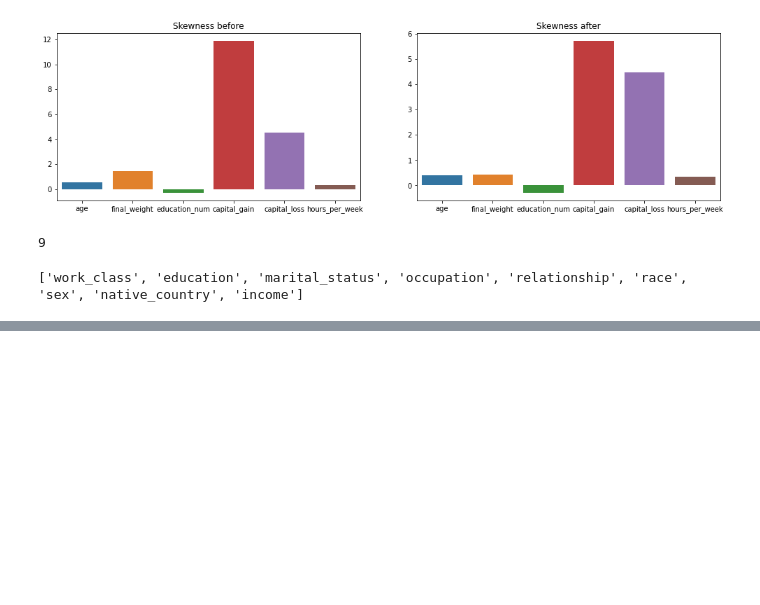
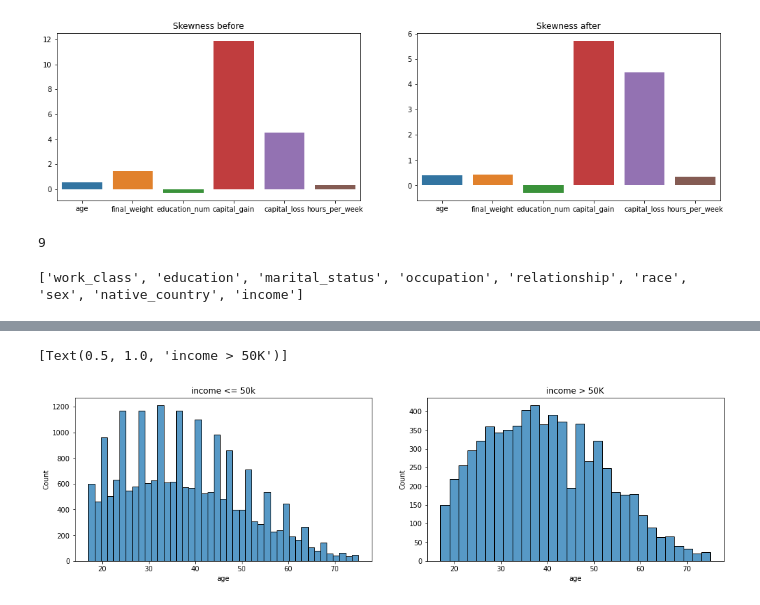
Before and after one commit to Prinex/Predicting-Census-Income-MachineLearning, a Jupyter notebook: coursework_code.ipynb, the cells around one changed output, grey strips where cells are left out. Cells and saved outputs as stored; diff of their text form; code cells hidden in the pictures; blank space fills up the shorter version.

```diff
--- a/coursework_code.ipynb
+++ b/coursework_code.ipynb
@@ -413,3 +418,19 @@ df.head()
+# %%
+# count no of people with income <= 50k or > 50k
+incomeBelow_50k = df[df[75] == 0]
+incomeAbove_50k = df[df[75] == 1]
+
+# now let's barplot the number of people that have income > 50k and those <= 50k by age
+fig, ax = plt.subplots(1, 2, figsize = (15, 5))
+# increase padding of the figure
+fig.tight_layout(pad = 5)
+# plot income values <= 50k
+sns.histplot(data = incomeBelow_50k, x = incomeBelow_50k['age'],  ax = ax[0]).set(title = 'income <= 50k')
+# plot capital_loss values > 50k aside to the previous plot
+sns.histplot(data = incomeAbove_50k, x = incomeAbove_50k['age'], ax = ax[1]).set(title = 'income > 50K')
+# %% [output]
+[Text(0.5, 1.0, 'income > 50K')]
+[figure, added]
 # %%
 ################################################## VISUALIZATION ###############################################################
 # let's check the correlation between columns, and use a heatmap to visualize the volume of locations in a dataset
```
Also changed, not shown: parts of 21 cells of this notebook.
